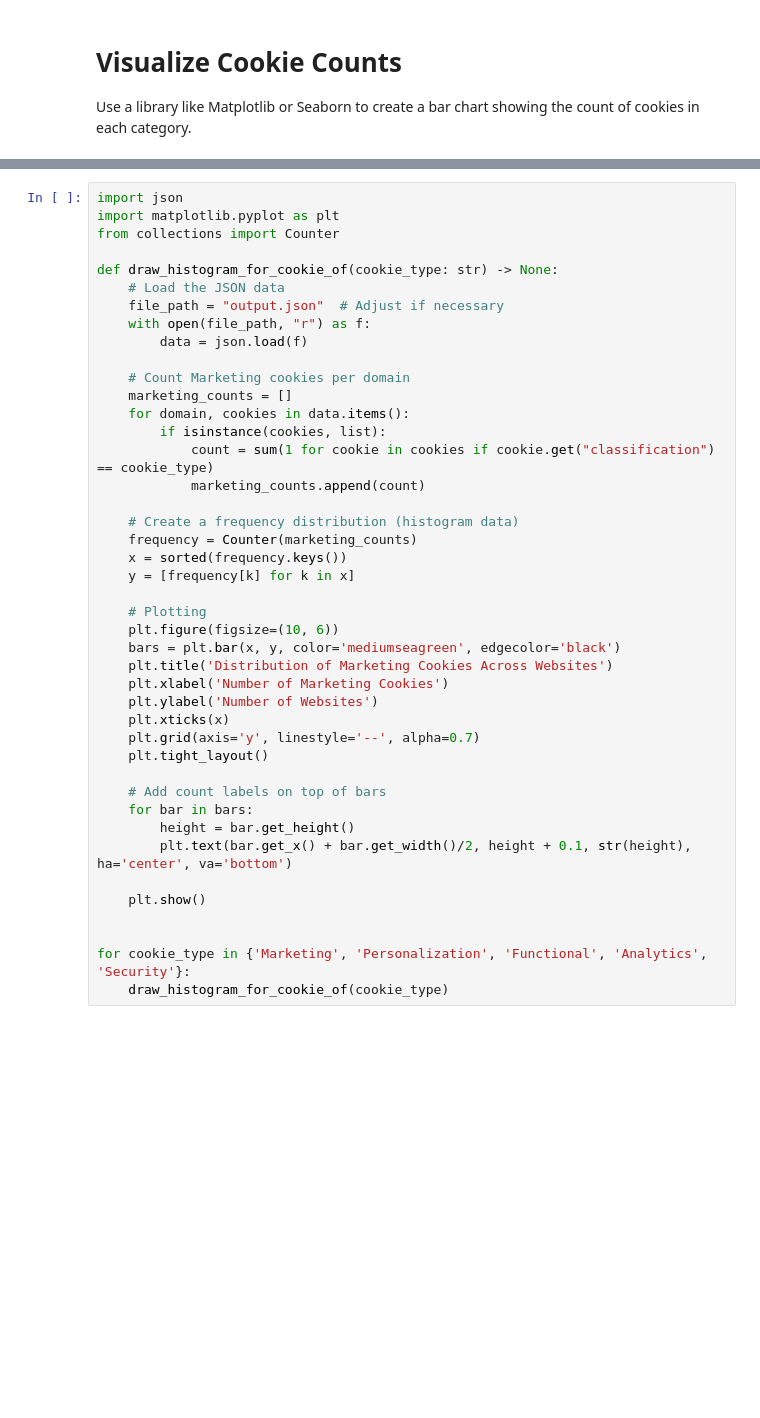
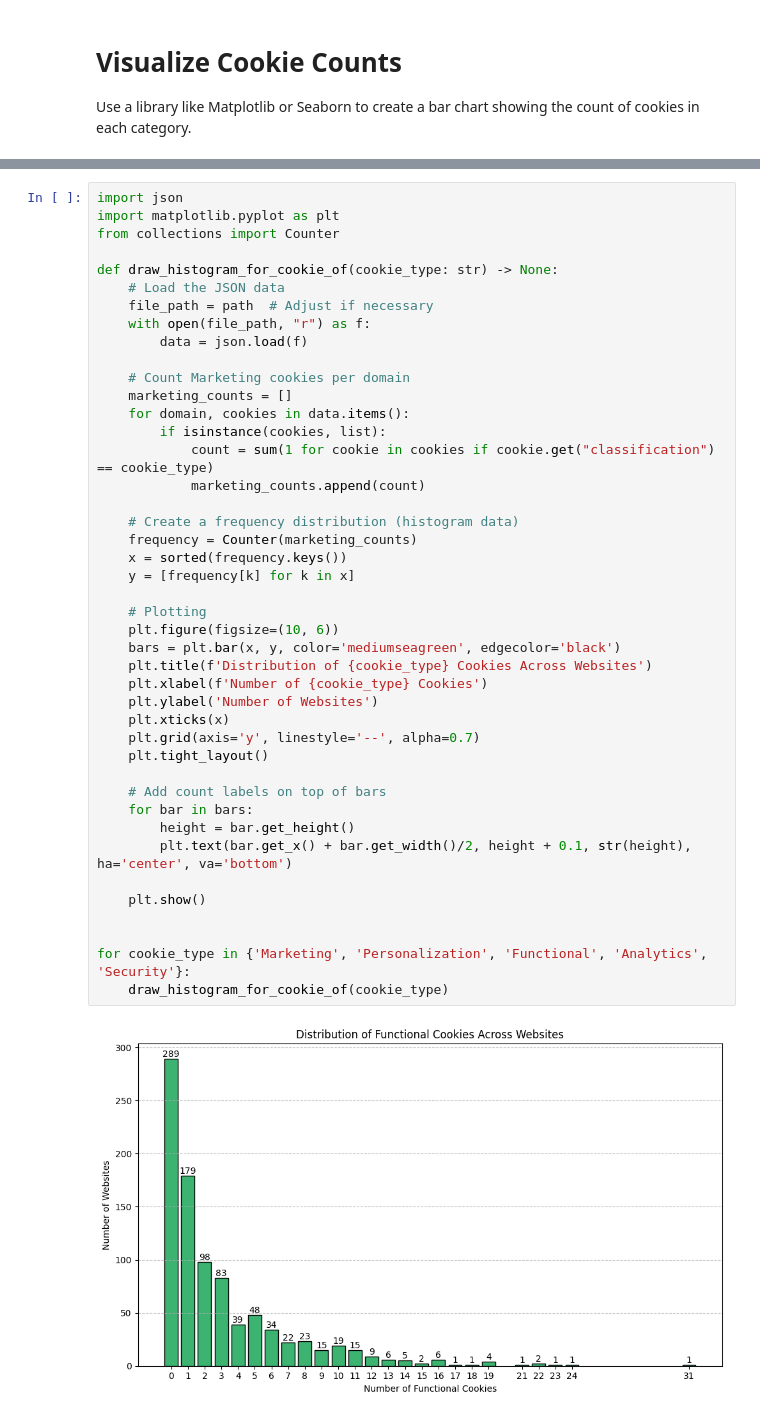
Before and after one commit to dateng2016/network_security_final_project, a Jupyter notebook: draw.ipynb, the cells around one changed output, grey strips where cells are left out. Drawn from its saved outputs; the diff is of its cells as text; blank space fills up the shorter version.

```diff
--- a/draw.ipynb
+++ b/draw.ipynb
@@ -60,39 +72,41 @@ from collections import Counter
 
 def draw_histogram_for_cookie_of(cookie_type: str) -> None:
     # Load the JSON data
-    file_path = "output.json"  # Adjust if necessary
+    file_path = path  # Adjust if necessary
     with open(file_path, "r") as f:
         data = json.load(f)
 
     # Count Marketing cookies per domain
     marketing_counts = []
     for domain, cookies in data.items():
         if isinstance(cookies, list):
             count = sum(1 for cookie in cookies if cookie.get("classification") == cookie_type)
             marketing_counts.append(count)
 
     # Create a frequency distribution (histogram data)
     frequency = Counter(marketing_counts)
     x = sorted(frequency.keys())
     y = [frequency[k] for k in x]
 
     # Plotting
     plt.figure(figsize=(10, 6))
     bars = plt.bar(x, y, color='mediumseagreen', edgecolor='black')
-    plt.title('Distribution of Marketing Cookies Across Websites')
-    plt.xlabel('Number of Marketing Cookies')
+    plt.title(f'Distribution of {cookie_type} Cookies Across Websites')
+    plt.xlabel(f'Number of {cookie_type} Cookies')
     plt.ylabel('Number of Websites')
     plt.xticks(x)
     plt.grid(axis='y', linestyle='--', alpha=0.7)
     plt.tight_layout()
 
     # Add count labels on top of bars
     for bar in bars:
         height = bar.get_height()
         plt.text(bar.get_x() + bar.get_width()/2, height + 0.1, str(height), ha='center', va='bottom')
 
     plt.show()
 
 
 for cookie_type in {'Marketing', 'Personalization', 'Functional', 'Analytics', 'Security'}:
     draw_histogram_for_cookie_of(cookie_type)
+# %% [output]
+[figure, added]
```
Also changed, not shown: parts of 7 cells of this notebook, 4 other files.
